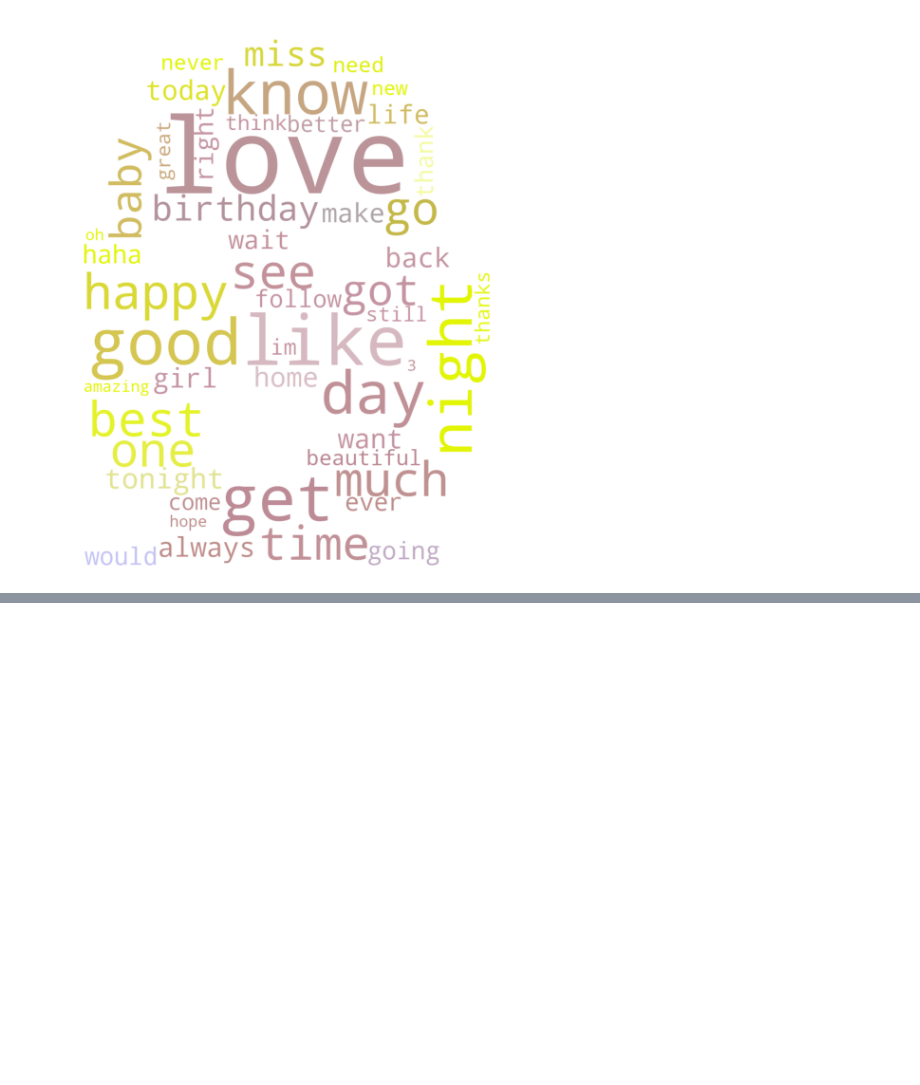
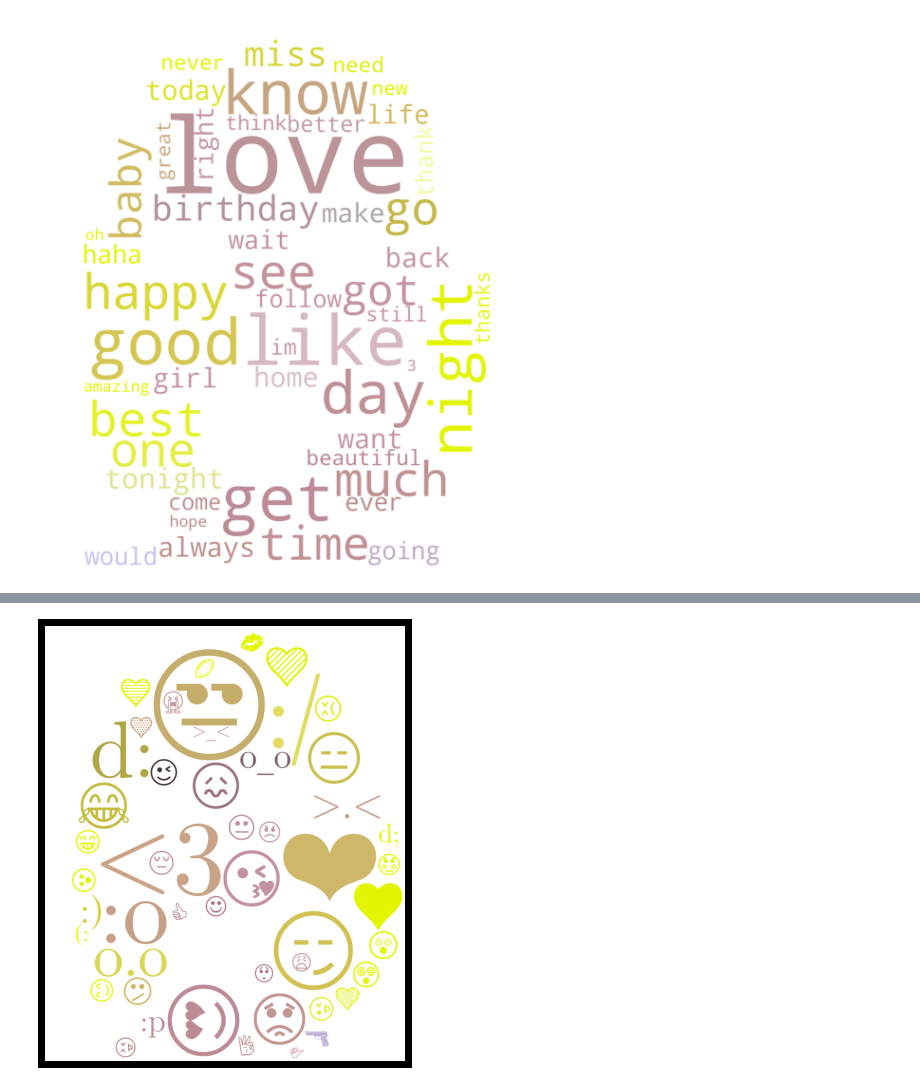
Before and after one commit to Fazzaa/tweet_analysis, a Jupyter notebook: graph.ipynb, the cells around one changed output, grey strips where cells are left out. Saved outputs shown, nothing was run; the diff lists cells and outputs as text; code cells hidden in the pictures; blank space fills up the shorter version.

```diff
--- a/graph.ipynb
+++ b/graph.ipynb
@@ -128,0 +167,4 @@ generate_wordcloud(convert_from_list_to_dict(trust_data))
+# %%
+generate_emojicloud(convert_from_list_to_dict(trust_tokens))
+# %% [output]
+[figure, added]
```
Also changed, not shown: parts of 6 cells of this notebook, 1 other file.
